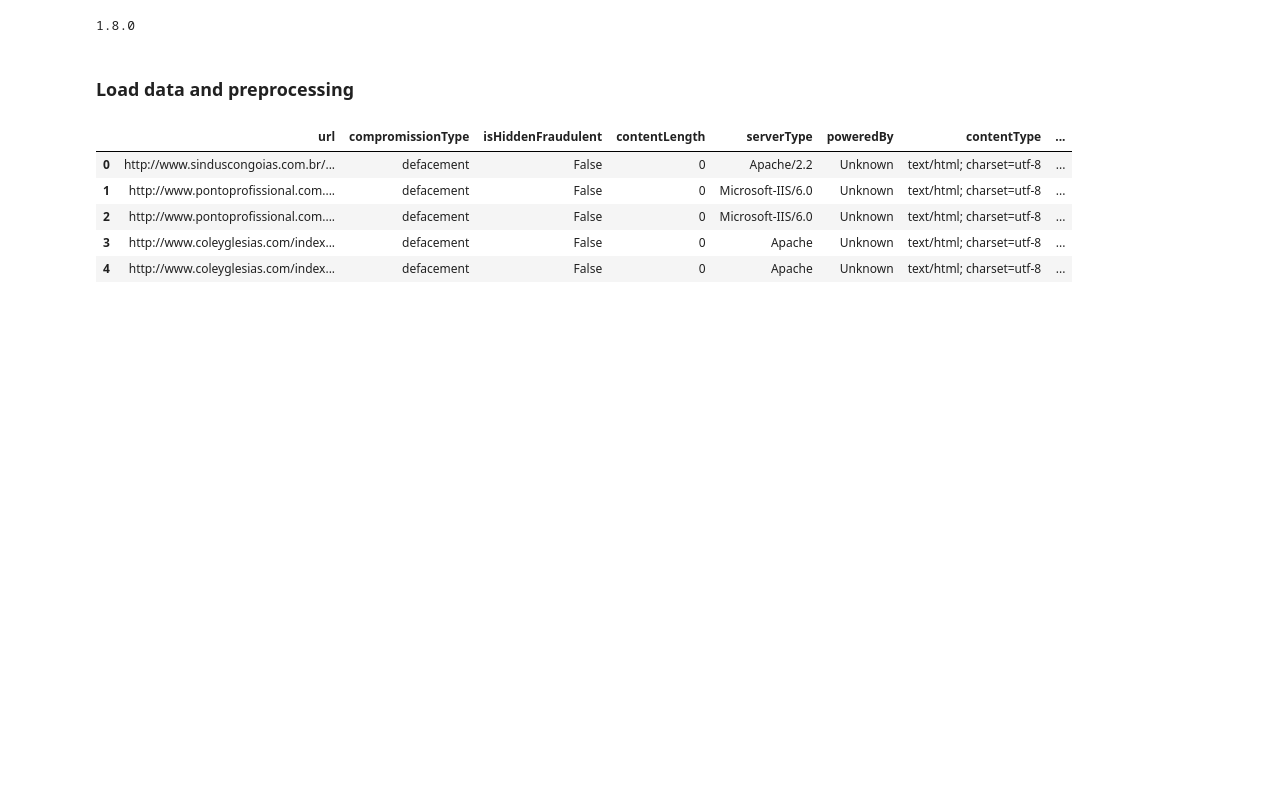
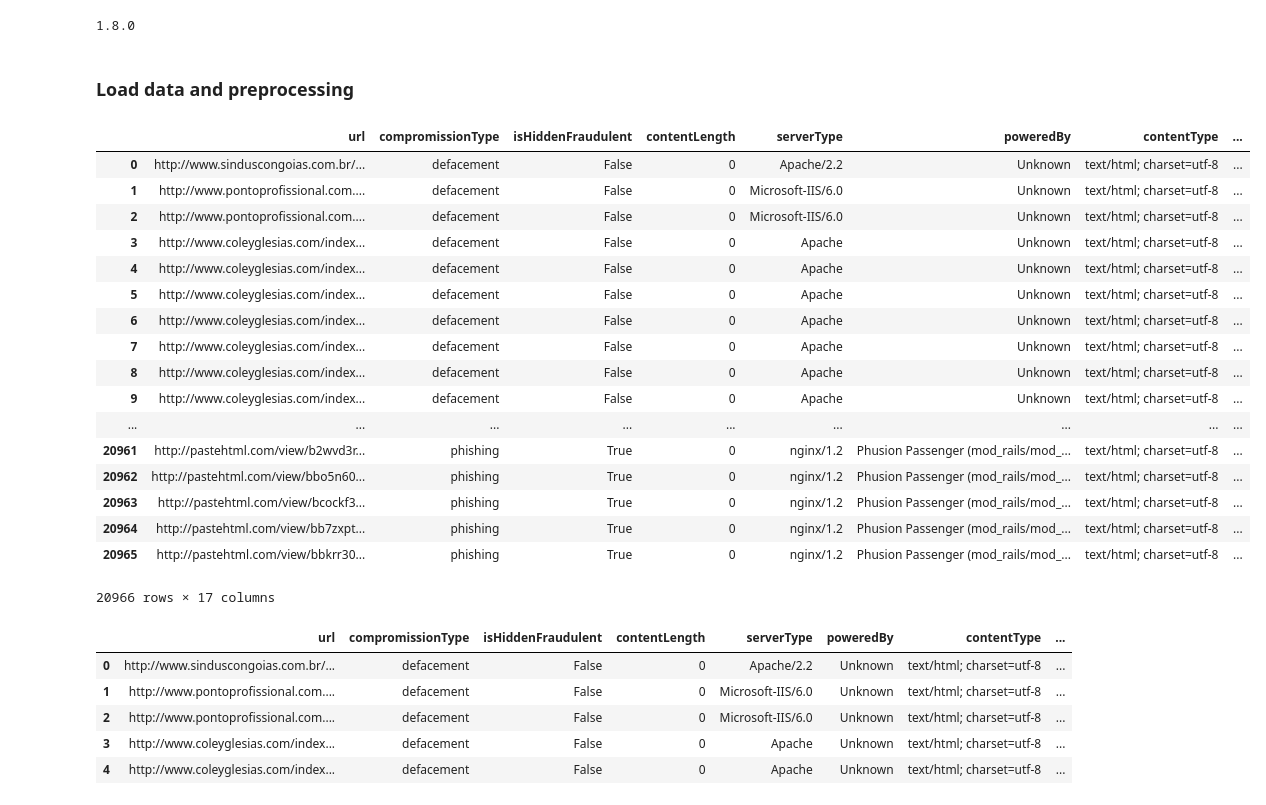
Before and after one commit to PaulQbFeng/fraud-url, a Jupyter notebook: ml_models.ipynb, the cells around one changed output. Drawn from its saved outputs; the diff is of its cells as text; code cells hidden in the pictures; blank space fills up the shorter version.

```diff
--- a/ml_models.ipynb
+++ b/ml_models.ipynb
@@ -14,7 +14,28 @@ print(tf.__version__)
 # %%
 train_df = pd.read_csv('./train.csv', sep=',')
 eval_df = pd.read_csv('./eval.csv', sep=',')
-train = pd.read_csv('./test.csv', sep=',')
+test_df = pd.read_csv('./test.csv', sep=',')
+# %%
+test_df
+# %% [output]
+|  | url | compromissionType | isHiddenFraudulent | contentLength | serverType | poweredBy | contentType | ... |
+| 0 | http://www.sinduscongoias.com.br/... | defacement | False | 0 | Apache/2.2 | Unknown | text/html; charset=utf-8 | ... |
+| 1 | http://www.pontoprofissional.com.... | defacement | False | 0 | Microsoft-IIS/6.0 | Unknown | text/html; charset=utf-8 | ... |
+| 2 | http://www.pontoprofissional.com.... | defacement | False | 0 | Microsoft-IIS/6.0 | Unknown | text/html; charset=utf-8 | ... |
+| 3 | http://www.coleyglesias.com/index... | defacement | False | 0 | Apache | Unknown | text/html; charset=utf-8 | ... |
+| 4 | http://www.coleyglesias.com/index... | defacement | False | 0 | Apache | Unknown | text/html; charset=utf-8 | ... |
+| 5 | http://www.coleyglesias.com/index... | defacement | False | 0 | Apache | Unknown | text/html; charset=utf-8 | ... |
+| 6 | http://www.coleyglesias.com/index... | defacement | False | 0 | Apache | Unknown | text/html; charset=utf-8 | ... |
+| 7 | http://www.coleyglesias.com/index... | defacement | False | 0 | Apache | Unknown | text/html; charset=utf-8 | ... |
+| 8 | http://www.coleyglesias.com/index... | defacement | False | 0 | Apache | Unknown | text/html; charset=utf-8 | ... |
+| 9 | http://www.coleyglesias.com/index... | defacement | False | 0 | Apache | Unknown | text/html; charset=utf-8 | ... |
+| ... | ... | ... | ... | ... | ... | ... | ... | ... |
+| 20961 | http://pastehtml.com/view/b2wvd3r... | phishing | True | 0 | nginx/1.2 | Phusion Passenger (mod_rails/mod_... | text/html; charset=utf-8 | ... |
+| 20962 | http://pastehtml.com/view/bbo5n60... | phishing | True | 0 | nginx/1.2 | Phusion Passenger (mod_rails/mod_... | text/html; charset=utf-8 | ... |
+| 20963 | http://pastehtml.com/view/bcockf3... | phishing | True | 0 | nginx/1.2 | Phusion Passenger (mod_rails/mod_... | text/html; charset=utf-8 | ... |
+| 20964 | http://pastehtml.com/view/bb7zxpt... | phishing | True | 0 | nginx/1.2 | Phusion Passenger (mod_rails/mod_... | text/html; charset=utf-8 | ... |
+| 20965 | http://pastehtml.com/view/bbkrr30... | phishing | True | 0 | nginx/1.2 | Phusion Passenger (mod_rails/mod_... | text/html; charset=utf-8 | ... |
+20966 rows × 17 columns
 # %%
 def add_more_features(dataframe):
     df = dataframe.copy()
```
Also changed, not shown: parts of 2 cells of this notebook.
